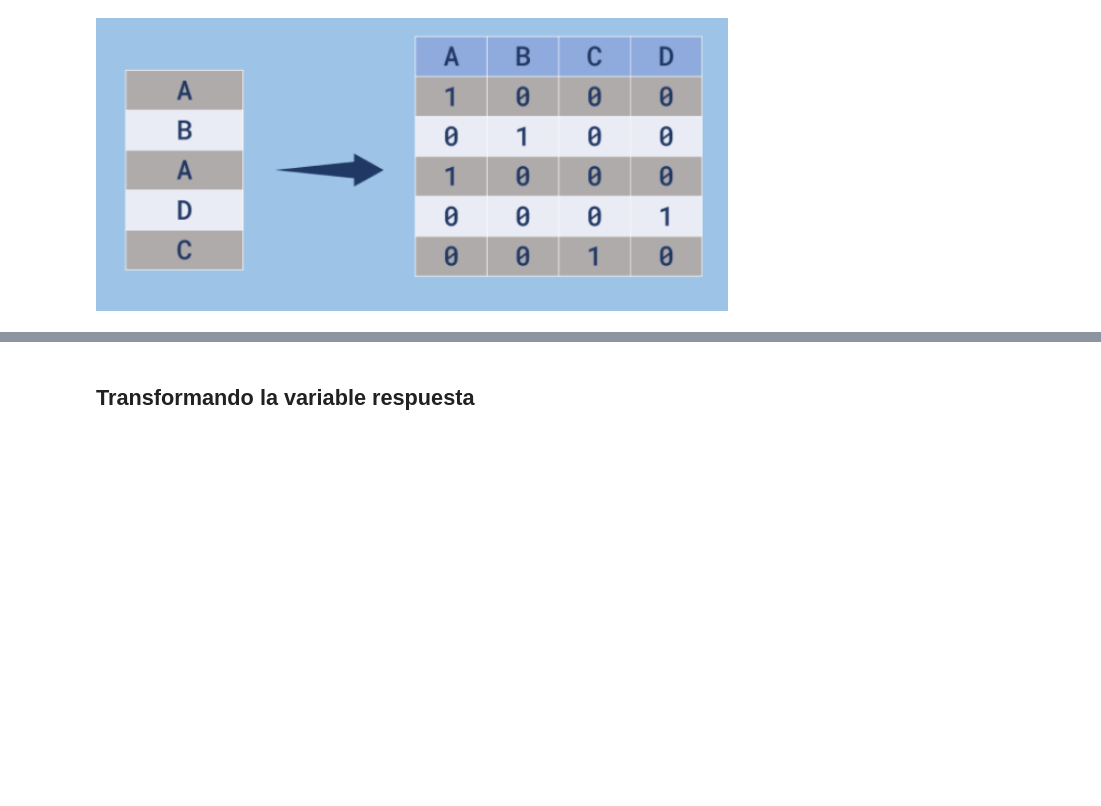
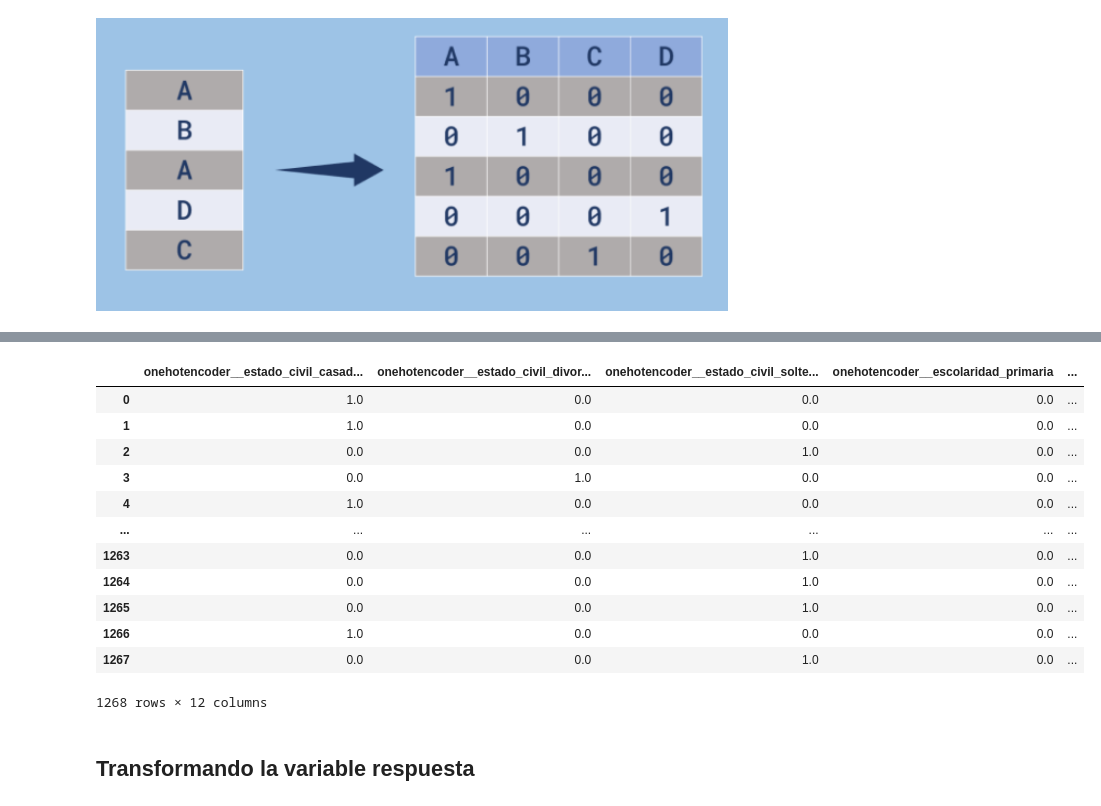
Before and after one commit to DanielRaiicHu/aprendiendo_a_clasificar_datos_con_ml, a Jupyter notebook: Clasificacion_primeros_pasos.ipynb, the cells around one changed output, grey strips where cells are left out. Cells and saved outputs as stored; diff of their text form; code cells hidden in the pictures; blank space fills up the shorter version.

```diff
--- a/Clasificacion_primeros_pasos.ipynb
+++ b/Clasificacion_primeros_pasos.ipynb
@@ -236,0 +253,11 @@ Para realizar la predicción de los valores con un modelo de aprendizaje automá
+# %%
+# Variable respuesta: adherencia_inversion
+# Variables explicativas: Todas las demás
+
+# Se crea el DataFrame 'X' con las variables explicativas,
+# eliminando la columna 'adherencia_inversion' del DataFrame original 'datos'
+X = datos.drop('adherencia_inversion',axis=1)
+
+# Se crea la variable 'y' que contiene solo la columna objetivo o respuesta
+# En este caso, es una Serie de Pandas con los valores de adherencia
+y = datos['adherencia_inversion']
@@ -242,0 +326,18 @@ Los algoritmos de aprendizaje automático no comprenden datos en formato de text
+# %%
+columnas = X.columns
+# %%
+# Creamos un transformador que aplicará OneHotEncoder solo a columnas específicas
+# Primero recibe una tupla: Colocaremos el modelo que queremos instanciar para hacer esta codificación
+# Primer elemento de la tupla: drop='if_binary' → omite la codificación si la variable ya es binaria
+# Segundo elemento de la tupla: ['estado_civil','escolaridad','default','prestatario'] → columnas categóricas a codificar
+# Tercer elemento de la tupla: Lo que el debe hacer con el restante de las columnas - omitir (remainder='passthrough' → las columnas no especificadas se dejan igual)
+# sparse_threshold=0: Que no quite información relevante
+# force_int_remainder_cols=False: Mantiene los nombres originales de las columnas restantes
+one_hot = make_column_transformer((OneHotEncoder(drop='if_binary'),
+                                  ['estado_civil','escolaridad','default','prestatario']),
+                                  remainder = 'passthrough',
+                                  sparse_threshold=0,
+                                  force_int_remainder_cols=False)
+# %%
+# Aplicamos la transformación a X y sobrescribimos X con la nueva matriz codificada
+X= one_hot.fit_transform(X)
@@ -243,3 +357,20 @@ Los algoritmos de aprendizaje automático no comprenden datos en formato de text
+# %%
+# Convertimos el resultado en un DataFrame de Pandas, usando los nombres de columnas transformadas
+pd.DataFrame(X,columns=one_hot.get_feature_names_out(columnas))
+# %% [output]
+|  | onehotencoder__estado_civil_casad... | onehotencoder__estado_civil_divor... | onehotencoder__estado_civil_solte... | onehotencoder__escolaridad_primaria | ... |
+| 0 | 1.0 | 0.0 | 0.0 | 0.0 | ... |
+| 1 | 1.0 | 0.0 | 0.0 | 0.0 | ... |
+| 2 | 0.0 | 0.0 | 1.0 | 0.0 | ... |
+| 3 | 0.0 | 1.0 | 0.0 | 0.0 | ... |
+| 4 | 1.0 | 0.0 | 0.0 | 0.0 | ... |
+| ... | ... | ... | ... | ... | ... |
+| 1263 | 0.0 | 0.0 | 1.0 | 0.0 | ... |
+| 1264 | 0.0 | 0.0 | 1.0 | 0.0 | ... |
+| 1265 | 0.0 | 0.0 | 1.0 | 0.0 | ... |
+| 1266 | 1.0 | 0.0 | 0.0 | 0.0 | ... |
+| 1267 | 0.0 | 0.0 | 1.0 | 0.0 | ... |
+1268 rows × 12 columns
 # %% [markdown]
 ## Transformando la variable respuesta
 # %% [markdown]
```
Also changed, not shown: parts of 17 cells of this notebook.
